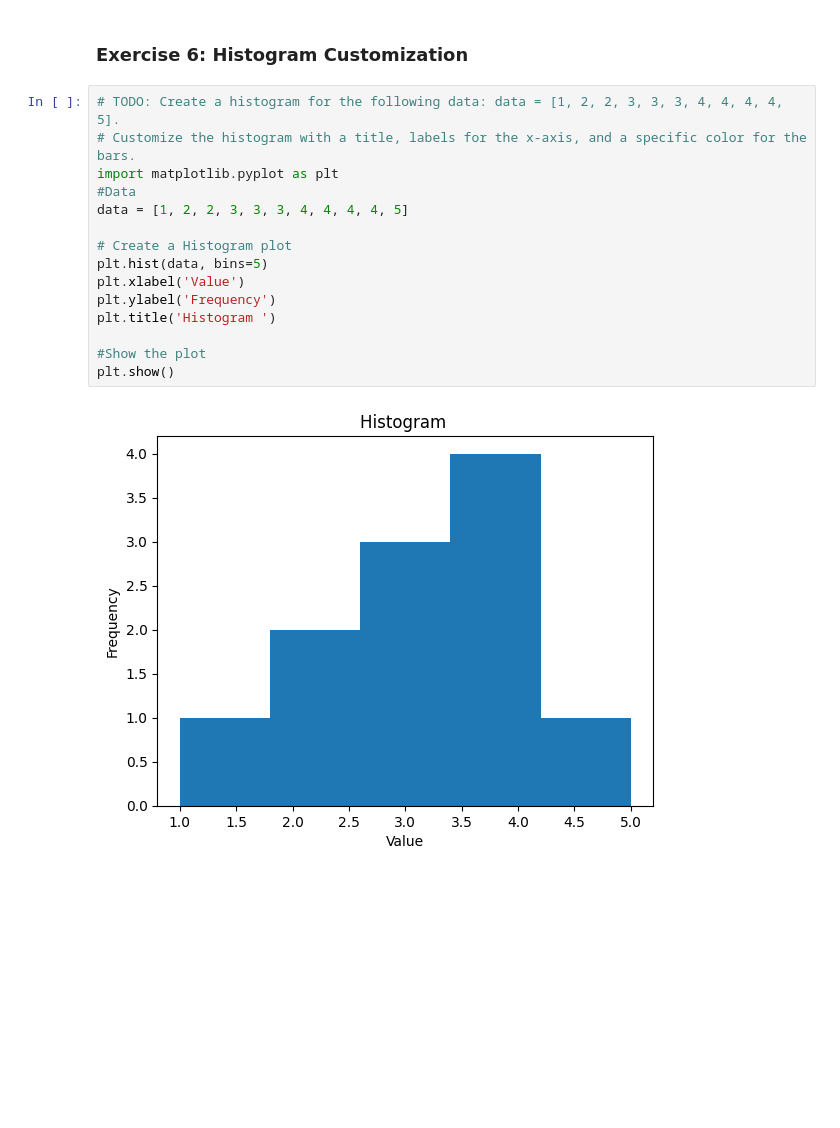
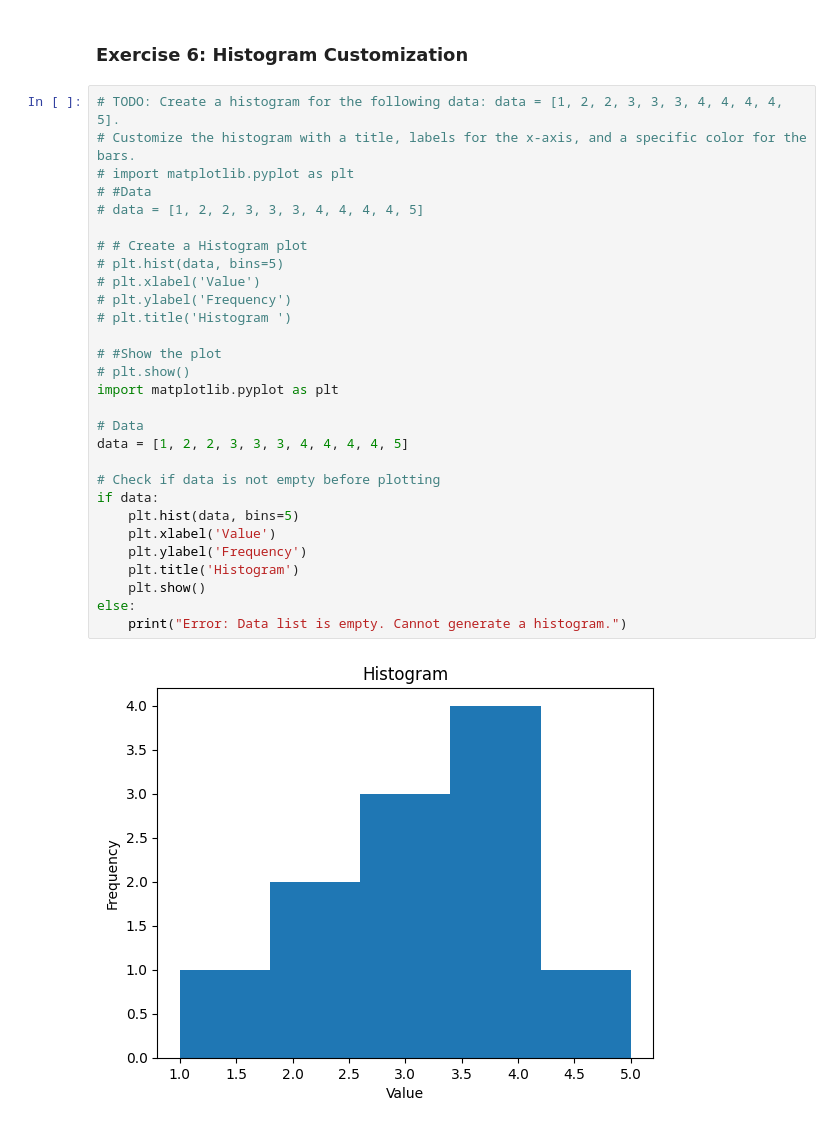
Before and after one commit to Sunithaupanal/python-jupyter-template, a Jupyter notebook: src/6-histogram.ipynb, the cells around one changed output. Cells and saved outputs as stored; diff of their text form; blank space fills up the shorter version.

Commit message:
Fixed ValueError and updated exercise files

```diff
--- a/src/6-histogram.ipynb
+++ b/src/6-histogram.ipynb
@@ -3,17 +3,31 @@
 # %%
 # TODO: Create a histogram for the following data: data = [1, 2, 2, 3, 3, 3, 4, 4, 4, 4, 5].
 # Customize the histogram with a title, labels for the x-axis, and a specific color for the bars.
+# import matplotlib.pyplot as plt
+# #Data
+# data = [1, 2, 2, 3, 3, 3, 4, 4, 4, 4, 5]
+
+# # Create a Histogram plot
+# plt.hist(data, bins=5)
+# plt.xlabel('Value')
+# plt.ylabel('Frequency')
+# plt.title('Histogram ')
+
+# #Show the plot
+# plt.show()
 import matplotlib.pyplot as plt
-#Data
+
+# Data
 data = [1, 2, 2, 3, 3, 3, 4, 4, 4, 4, 5]
 
-# Create a Histogram plot
-plt.hist(data, bins=5)
-plt.xlabel('Value')
-plt.ylabel('Frequency')
-plt.title('Histogram ')
-
-#Show the plot
-plt.show()
+# Check if data is not empty before plotting
+if data:
+    plt.hist(data, bins=5)
+    plt.xlabel('Value')
+    plt.ylabel('Frequency')
+    plt.title('Histogram')
+    plt.show()
+else:
+    print("Error: Data list is empty. Cannot generate a histogram.")
 # %% [output]
-[figure, old version]
+[figure, new version]
```
Also changed, not shown: 5 other files.
